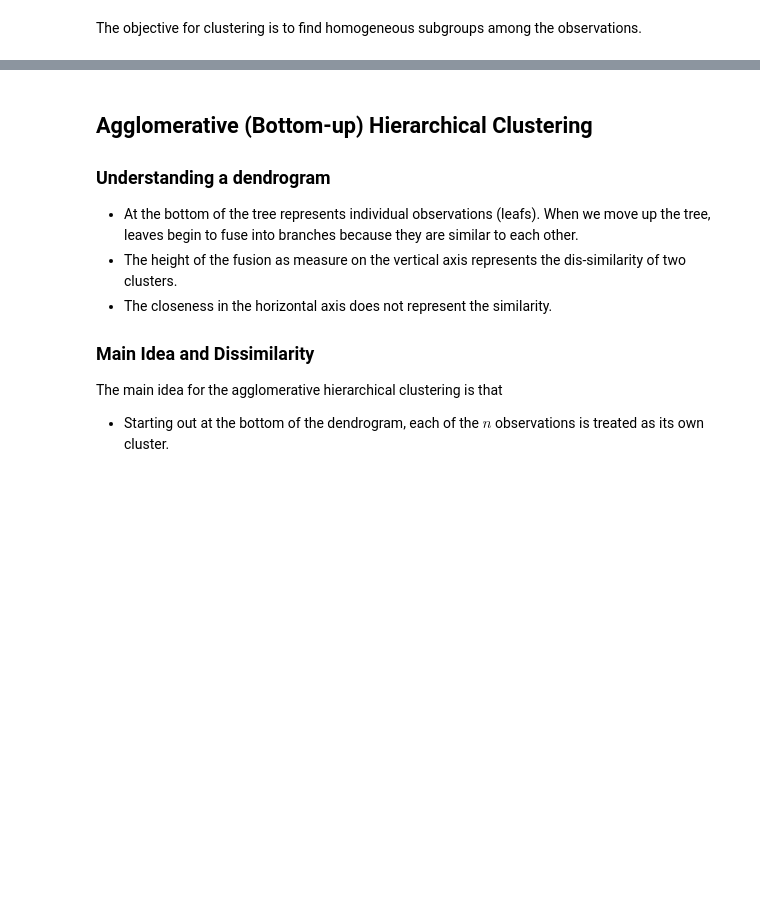
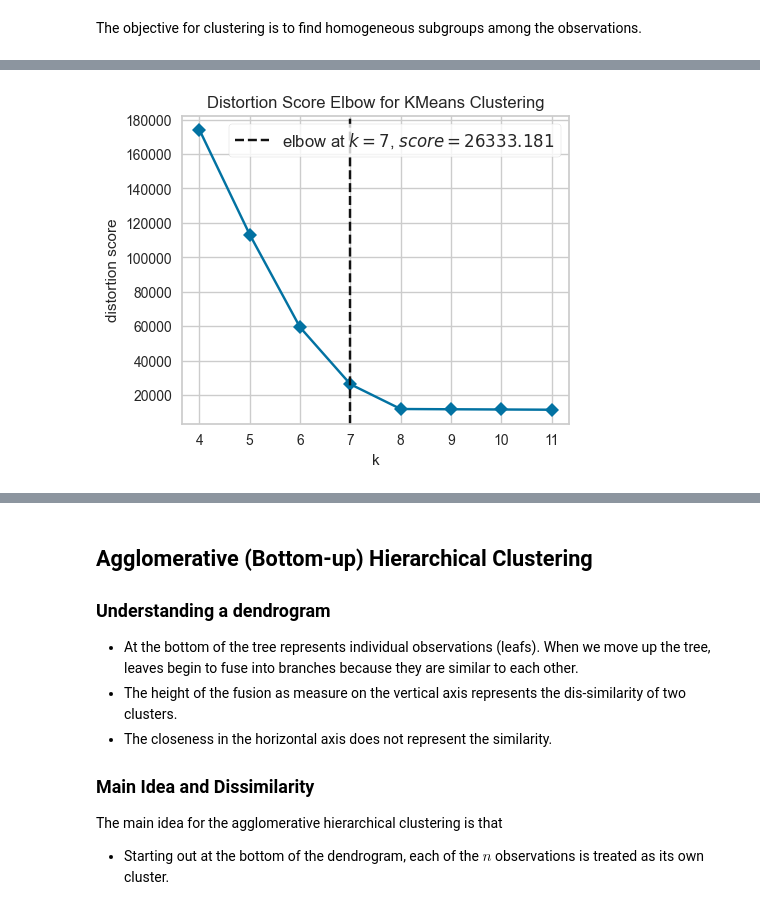
Before and after one commit to southnorthist/kaggle_analysis, a Jupyter notebook: Concepts/clustering.ipynb, the cells around one changed output, grey strips where cells are left out. Drawn from its saved outputs; the diff is of its cells as text; code cells hidden in the pictures; blank space fills up the shorter version.

Commit message:
Add more explaination on the KMeans and added a section for DBSCAN

```diff
--- a/Concepts/clustering.ipynb
+++ b/Concepts/clustering.ipynb
@@ -49,0 +55,20 @@ Drawbacks:
+# %%
+from sklearn.cluster import KMeans
+from sklearn.datasets import make_blobs
+from yellowbrick.cluster import KElbowVisualizer
+import matplotlib.pyplot as plt
+
+# Generate synthetic dataset with 8 random clusters
+X, y = make_blobs(n_samples=1000, n_features=12, centers=8, random_state=42)
+
+# Instantiate the clustering model and visualizer
+model = KMeans()
+plt.figure(figsize=(5, 4))
+# distortion: Sum of squared distance from each point to its assigned center
+visualizer = KElbowVisualizer(model, k=(4,12), timings=False, metric='distortion', distance_metric='euclidean')
+
+visualizer.fit(X)        # Fit the data to the visualizer
+visualizer.show()        # Finalize and render the figure
+plt.show()
+# %% [output]
+[figure, added]
```
Also changed, not shown: parts of 5 cells of this notebook, 2 other files.
